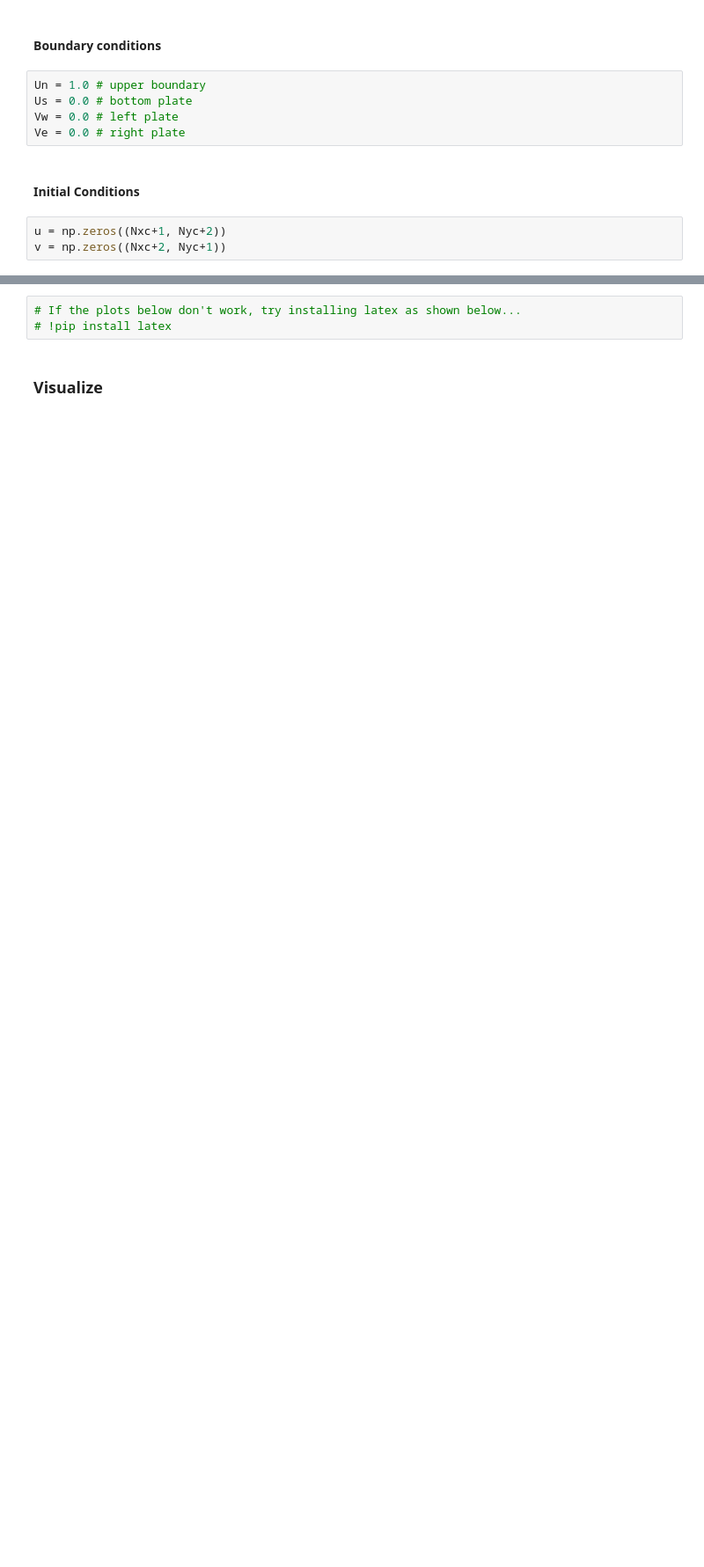
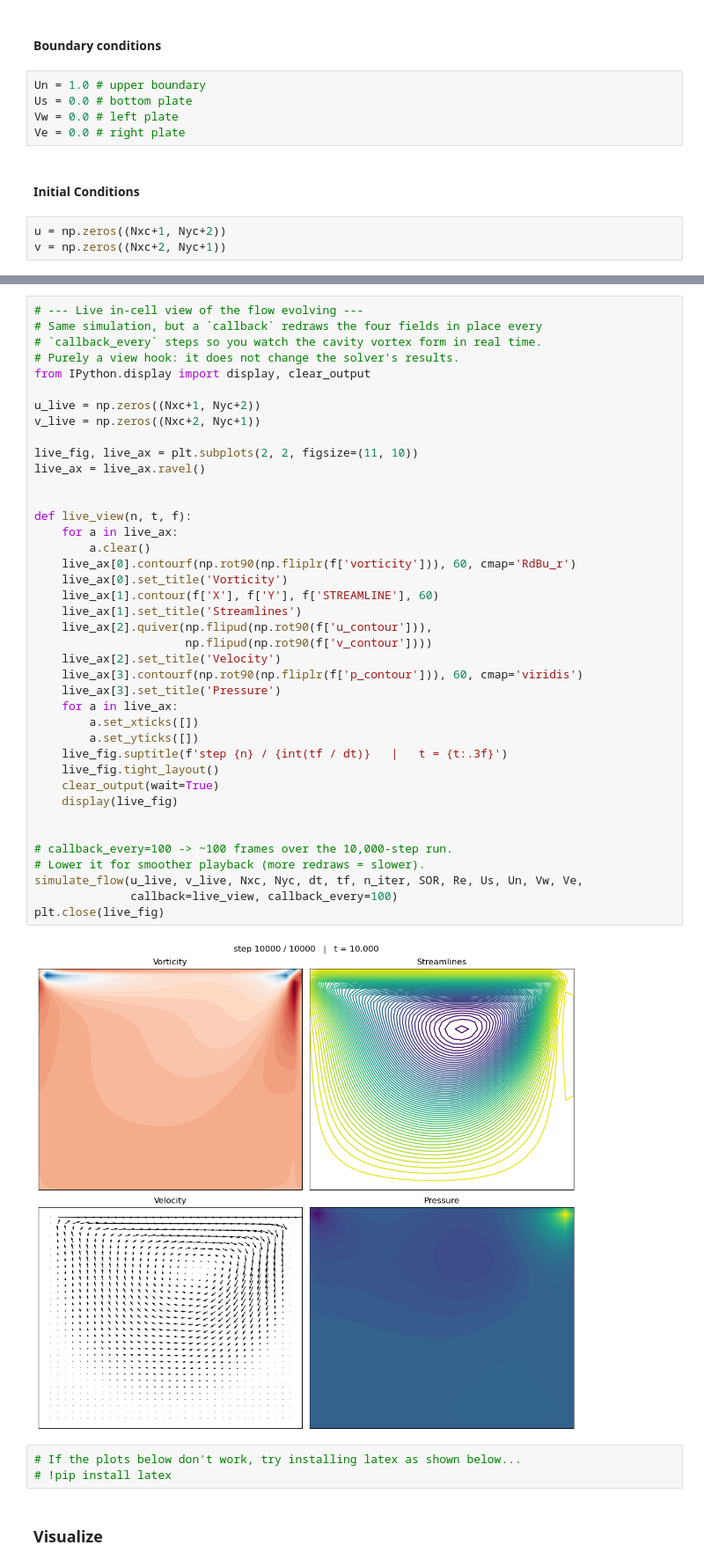
Before and after one commit to tdosreis/navier-stokes, a Jupyter notebook: notebooks/navier-stokes.ipynb, the cells around one changed output, grey strips where cells are left out. Shown at 88% size. Cells and saved outputs as stored; diff of their text form; blank space fills up the shorter version.

```diff
--- a/notebooks/navier-stokes.ipynb
+++ b/notebooks/navier-stokes.ipynb
@@ -57,3 +74,45 @@ Wall time: 5min 21s
+# %%
+# --- Live in-cell view of the flow evolving ---
+# Same simulation, but a `callback` redraws the four fields in place every
+# `callback_every` steps so you watch the cavity vortex form in real time.
+# Purely a view hook: it does not change the solver's results.
+from IPython.display import display, clear_output
+
+u_live = np.zeros((Nxc+1, Nyc+2))
+v_live = np.zeros((Nxc+2, Nyc+1))
+
+live_fig, live_ax = plt.subplots(2, 2, figsize=(11, 10))
+live_ax = live_ax.ravel()
+
+
+def live_view(n, t, f):
+    for a in live_ax:
+        a.clear()
+    live_ax[0].contourf(np.rot90(np.fliplr(f['vorticity'])), 60, cmap='RdBu_r')
+    live_ax[0].set_title('Vorticity')
+    live_ax[1].contour(f['X'], f['Y'], f['STREAMLINE'], 60)
+    live_ax[1].set_title('Streamlines')
+    live_ax[2].quiver(np.flipud(np.rot90(f['u_contour'])),
+                      np.flipud(np.rot90(f['v_contour'])))
+    live_ax[2].set_title('Velocity')
+    live_ax[3].contourf(np.rot90(np.fliplr(f['p_contour'])), 60, cmap='viridis')
+    live_ax[3].set_title('Pressure')
+    for a in live_ax:
+        a.set_xticks([])
+        a.set_yticks([])
+    live_fig.suptitle(f'step {n} / {int(tf / dt)}   |   t = {t:.3f}')
+    live_fig.tight_layout()
+    clear_output(wait=True)
+    display(live_fig)
+
+
+# callback_every=100 -> ~100 frames over the 10,000-step run.
+# Lower it for smoother playback (more redraws = slower).
+simulate_flow(u_live, v_live, Nxc, Nyc, dt, tf, n_iter, SOR, Re, Us, Un, Vw, Ve,
+              callback=live_view, callback_every=100)
+plt.close(live_fig)
+# %% [output]
+[figure, added]
 # %%
 # If the plots below don't work, try installing latex as shown below...
 # !pip install latex
```
Also changed, not shown: parts of 13 cells of this notebook, 14 other files.
